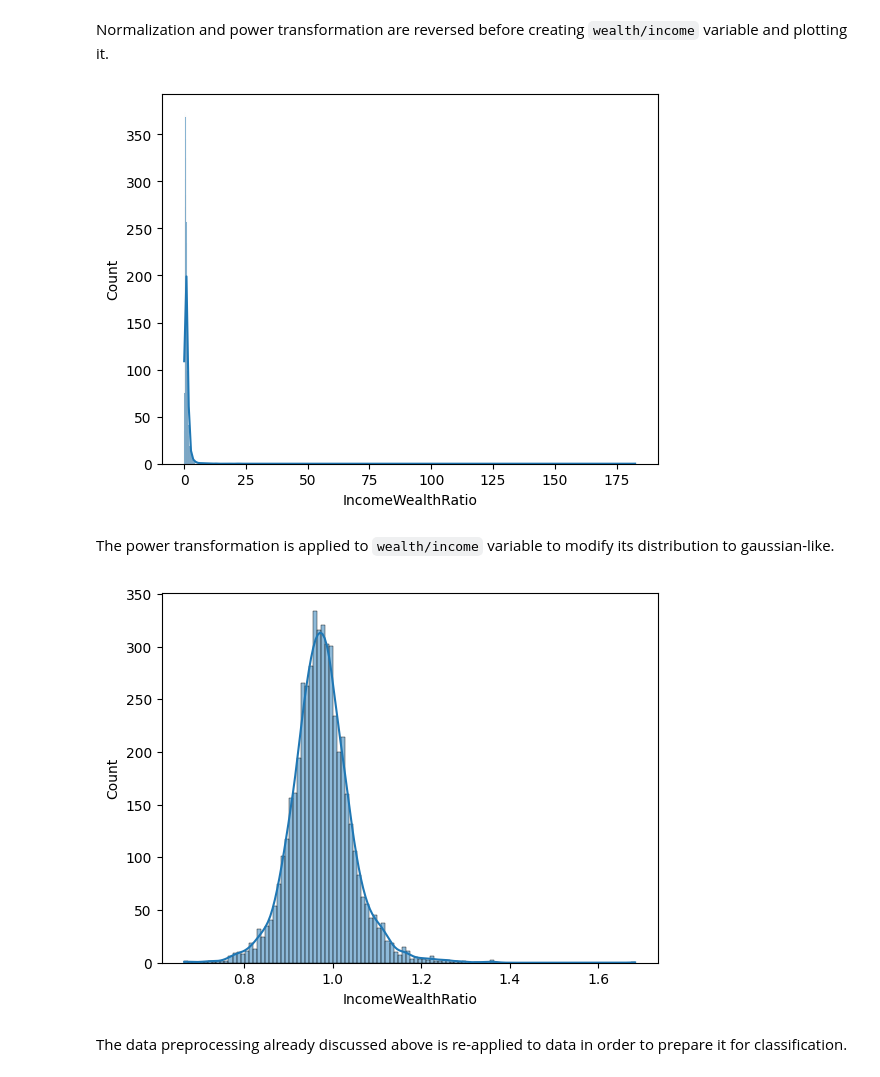
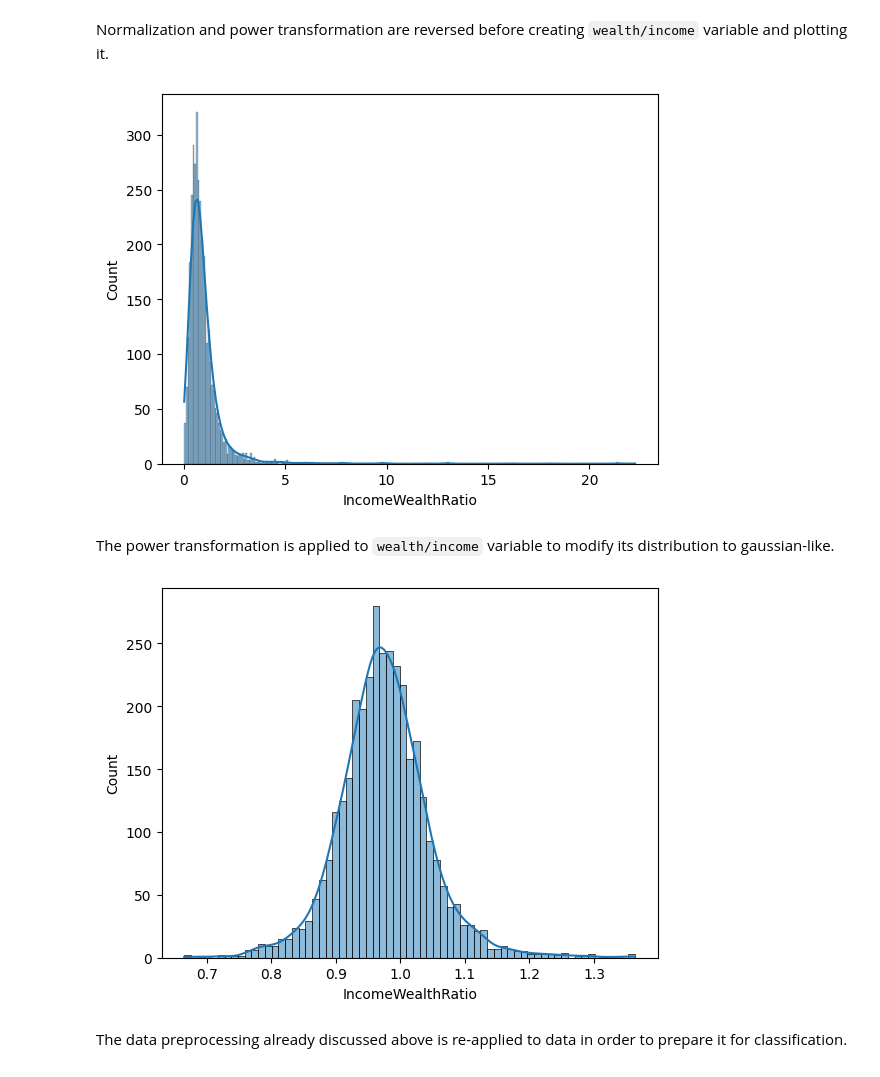
Before and after one commit to venturellimatteo/fintech-projects, a Jupyter notebook: 2 - Recommendation System/RecommendationSystem.ipynb, the cells around one changed output. Cells and saved outputs as stored; diff of their text form; code cells hidden in the pictures.

```diff
--- a/2 - Recommendation System/RecommendationSystem.ipynb
+++ b/2 - Recommendation System/RecommendationSystem.ipynb
@@ -76,7 +87,8 @@ _ = sns.pairplot(pd.concat([x_df, y_acc_df], axis = 1),
 # %% [markdown]
 <code>Gender</code> feature is dropped since it showed no relevance in data exploration.
 # %%
-x_df.drop(labels='Gender', axis=1, inplace=True)
+for x in [x_train, x_val, x_test]:
+    x.drop(labels='Gender', axis=1, inplace=True)
 # %% [markdown]
 Data exploration showed that <code>Wealth</code> and <code>Income</code> features are not gaussian distributed. A power law transformation is applied in order to modify the distribution related to these features. $0.1$ and $0.3$ values showed to work well in the two cases (transformed features are approximately gaussian distributed).
 # %%
@@ -127,9 +126,0 @@ x_val, x_test, y_acc_val, y_acc_test = train_test_split(x_val_test, y_acc_val_te
-# %%
-from sklearn.linear_model import LogisticRegression
-from sklearn.metrics import accuracy_score, recall_score, precision_score, f1_score
-from sklearn.metrics import confusion_matrix, classification_report, roc_curve, roc_auc_score
-from sklearn.metrics import precision_recall_curve, auc, average_precision_score
-
-log_reg = LogisticRegression(penalty='l2')
-log_reg.fit(x_train, y_inc_train)
-y_pred = log_reg.predict(x_val)
@@ -136 +129,14 @@ y_pred = log_reg.predict(x_val)
+# %%
+from sklearn.linear_model import LogisticRegression
+
+# defining the logistic regression object
+log_reg = LogisticRegression(penalty='l2')
+
+# fitting for income investment
+log_reg.fit(x_train, y_inc_train)
+y_inc_pred = log_reg.predict(x_val)
+
+# fitting for accumulation investment
+log_reg.fit(x_train, y_acc_train)
+y_acc_pred = log_reg.predict(x_val)
 # %% [markdown]
@@ -170,24 +194,28 @@ F1score = 0.668
 Normalization and power transformation are reversed before creating <code>wealth/income</code> variable and plotting it.
 # %%
 for f, i in zip(features, indexes):
-    x_df[f] = x_df[f] * stds[i] + means[i]
+    for x in [x_train, x_val, x_test]:
+        x[f] = x[f] * stds[i] + means[i]
 
-x_df['Wealth'] = x_df['Wealth']**(1.0/wealth_power)
-x_df['Income'] = x_df['Income']**(1.0/income_power)
+for x in [x_train, x_val, x_test]:
+    x['Wealth'] = x['Wealth']**(1.0/wealth_power)
+    x['Income'] = x['Income']**(1.0/income_power)
+    x['IncomeWealthRatio'] = x['Income'] / x['Wealth']
 
-x_df['IncomeWealthRatio'] = x_df['Income'] / x_df['Wealth']
-
-_ = sns.histplot(data=x_df, x='IncomeWealthRatio', kde=True)
+_ = sns.histplot(data=x_train, x='IncomeWealthRatio', kde=True)
 # %% [output]
-[figure, old version]
+[figure, new version]
 # %% [markdown]
 The power transformation is applied to <code>wealth/income</code> variable to modify its distribution to gaussian-like.
 # %%
 wealth_income_power = 0.1
-x_df['IncomeWealthRatio'] = x_df['IncomeWealthRatio']**wealth_income_power
-_ = sns.histplot(data=x_df, x='IncomeWealthRatio', kde=True)
+
+for x in [x_train, x_val, x_test]:
+    x['IncomeWealthRatio'] = x['IncomeWealthRatio']**wealth_income_power
+
+_ = sns.histplot(data=x_train, x='IncomeWealthRatio', kde=True)
 # %% [output]
-[figure, old version]
+[figure, new version]
 # %% [markdown]
 The data preprocessing already discussed above is re-applied to data in order to prepare it for classification.
 # %%
```
Also changed, not shown: parts of 49 cells of this notebook.
